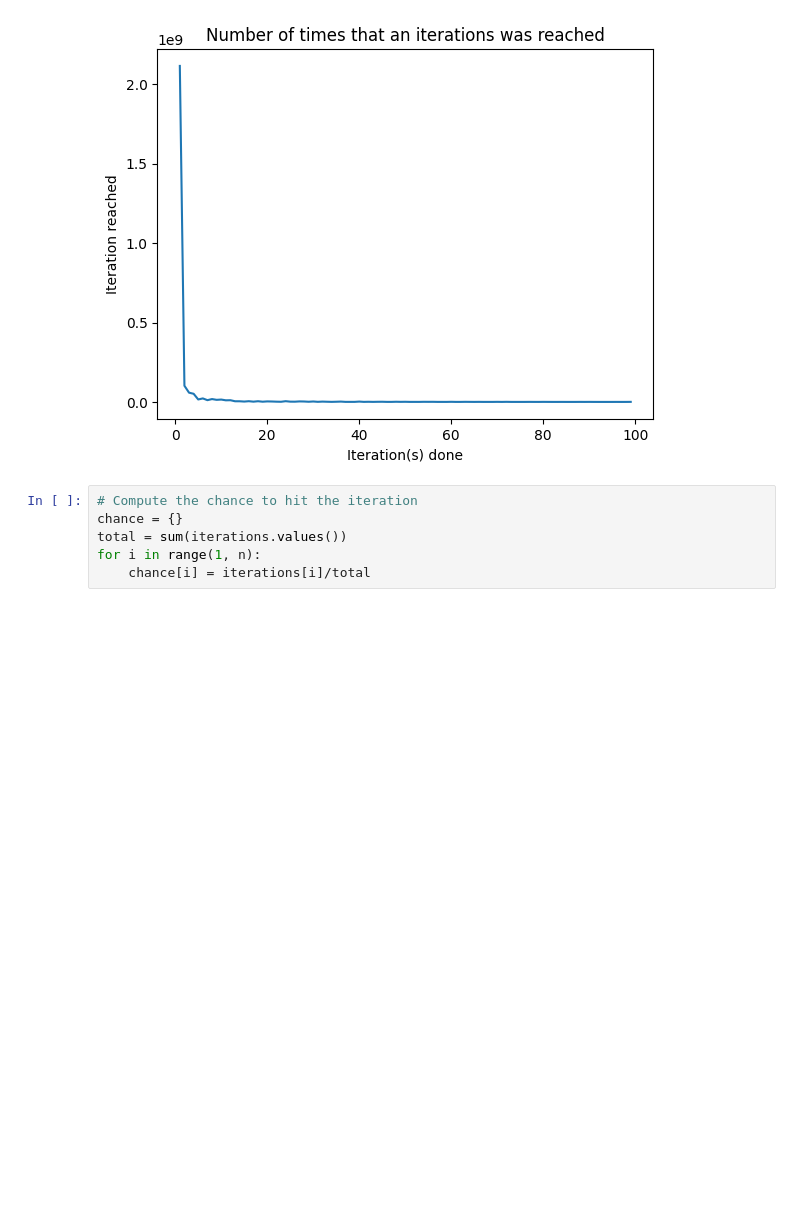
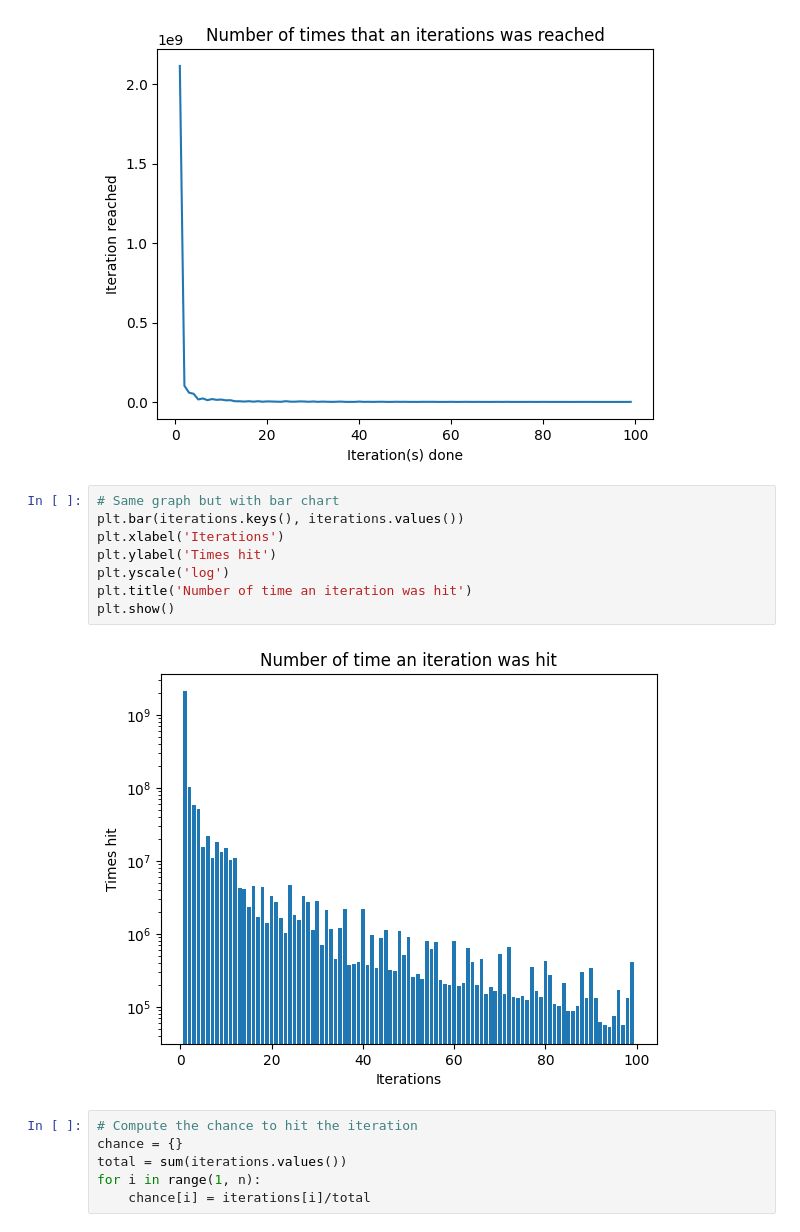
Before and after one commit to simbarras/tb23-gpu-opt-celeritas, a Jupyter notebook: field-diagnostic-stepper-analysis.ipynb, the cells around one changed output. Cells and saved outputs as stored; diff of their text form; blank space fills up the shorter version.

```diff
--- a/field-diagnostic-stepper-analysis.ipynb
+++ b/field-diagnostic-stepper-analysis.ipynb
@@ -86,6 +86,16 @@ plt.title('Number of times that an iterations was reached')
 plt.show()
 # %% [output]
 [figure]
+# %%
+# Same graph but with bar chart
+plt.bar(iterations.keys(), iterations.values())
+plt.xlabel('Iterations')
+plt.ylabel('Times hit')
+plt.yscale('log')
+plt.title('Number of time an iteration was hit')
+plt.show()
+# %% [output]
+[figure, added]
 # %%
 # Compute the chance to hit the iteration
 chance = {}
```
Also changed, not shown: parts of 1 cell of this notebook, 6 other files.
